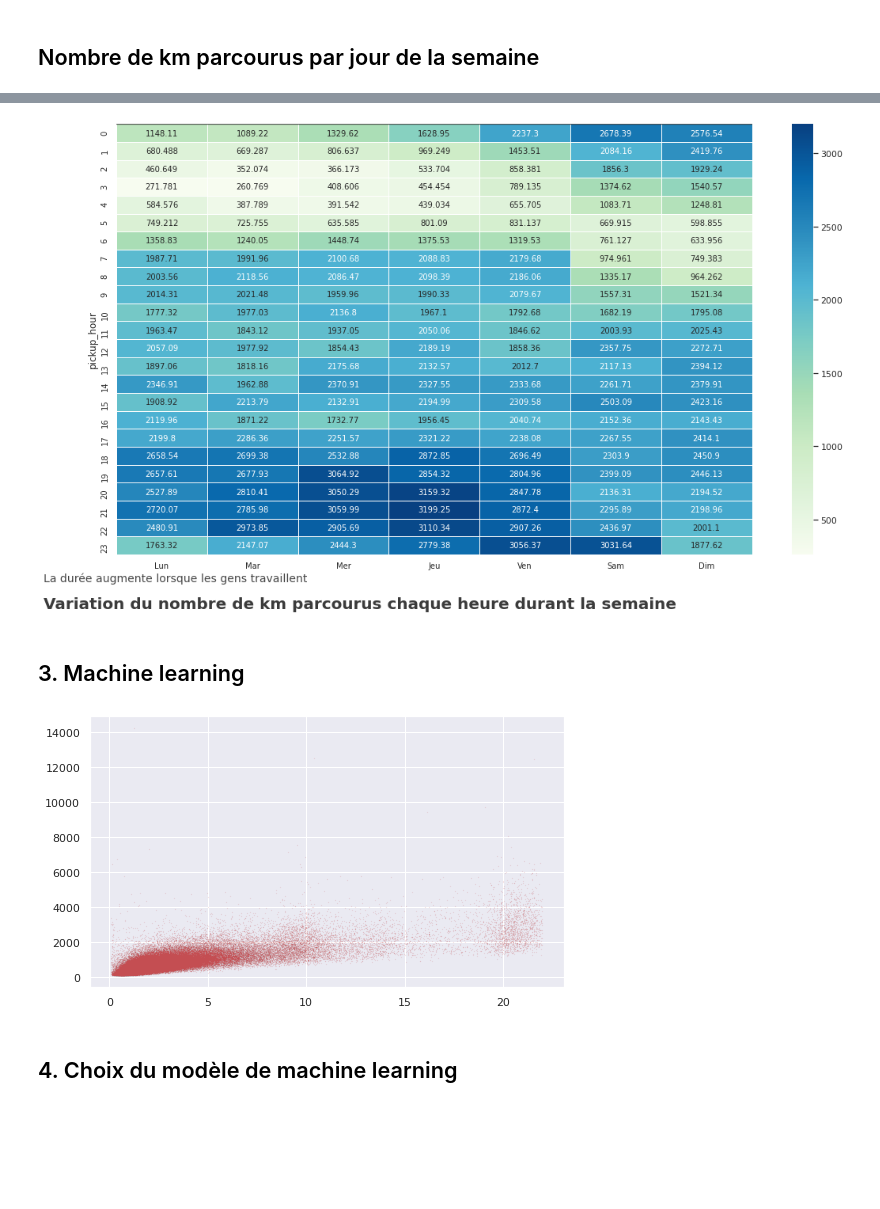
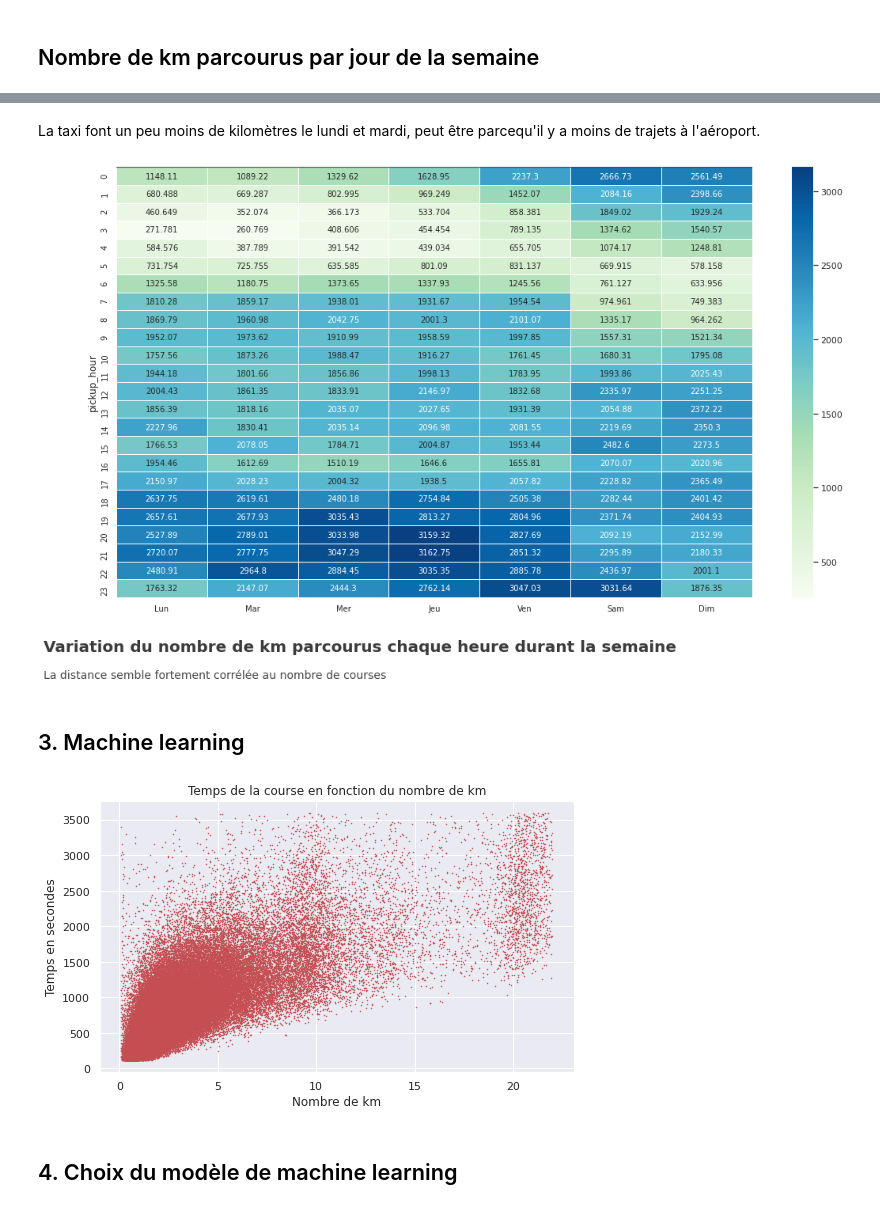
Before and after one commit to camillesauer/taxi, a Jupyter notebook: brief taxi.ipynb, the cells around one changed output, grey strips where cells are left out. Saved outputs shown, nothing was run; the diff lists cells and outputs as text; code cells hidden in the pictures; blank space fills up the shorter version.

```diff
--- a/brief taxi.ipynb
+++ b/brief taxi.ipynb
@@ -113,7 +115,7 @@ train_df = train_df[train_df['dropoff_longitude'] >= -74.03]
 train_df = train_df[train_df['dropoff_latitude'] <= 40.85]
 train_df = train_df[train_df['dropoff_latitude'] >= 40.63]
 
-train_df = train_df[train_df['trip_duration'] <= 14400]
+train_df = train_df[train_df['trip_duration'] <= 3600]
 train_df = train_df[train_df['trip_duration'] >= 120]
 # %%
 train_df.describe().T
@@ -395,7 +429,7 @@ def heatmap_calendar_weeks(data, title, detail):
     # # Adding a title and a subtitle
     hourday_graph.text(x =-.8, y = 27, s = title,
                    fontsize =20 , weight = 'bold', alpha = .90)
-    hourday_graph.text(x =-.8, y = 25.5,
+    hourday_graph.text(x =-.8, y = 28.5,
                    s = detail,
                   fontsize = 14, alpha = .85)
 
@@ -428,21 +461,26 @@ Name: distance, dtype: float64
+# %% [markdown]
+La taxi font un peu moins de kilomètres le lundi et mardi, peut être parcequ'il y a moins de trajets à l'aéroport.
 # %%
 heatmap_calendar_weeks(
     data = train_df.groupby(['pickup_hour','pickup_weekday'])['distance'].sum().unstack(),
     title = "Variation du nombre de km parcourus chaque heure durant la semaine",
-    detail = "La durée augmente lorsque les gens travaillent"
+    detail = "La distance semble fortement corrélée au nombre de courses"
 )
 # %% [output]
-[figure, old version]
+[figure, new version]
 # %% [markdown]
 ## 3. Machine learning
 # %%
 df = train_df.copy()
 # %%
 # On affiche le nuage de points dont on dispose
-plt.plot(df['distance'], df['trip_duration'], 'ro', markersize=0.05)
+plt.plot(df['distance'], df['trip_duration'], 'ro', markersize=0.5)
+plt.xlabel('Nombre de km')
+plt.ylabel('Temps en secondes')
+plt.title("Temps de la course en fonction du nombre de km")
 plt.show()
 # %% [output]
-[figure, old version]
+[figure, new version]
 # %% [markdown]
 ## 4. Choix du modèle de machine learning
 # %% [markdown]
```
Also changed, not shown: parts of 39 cells of this notebook.
